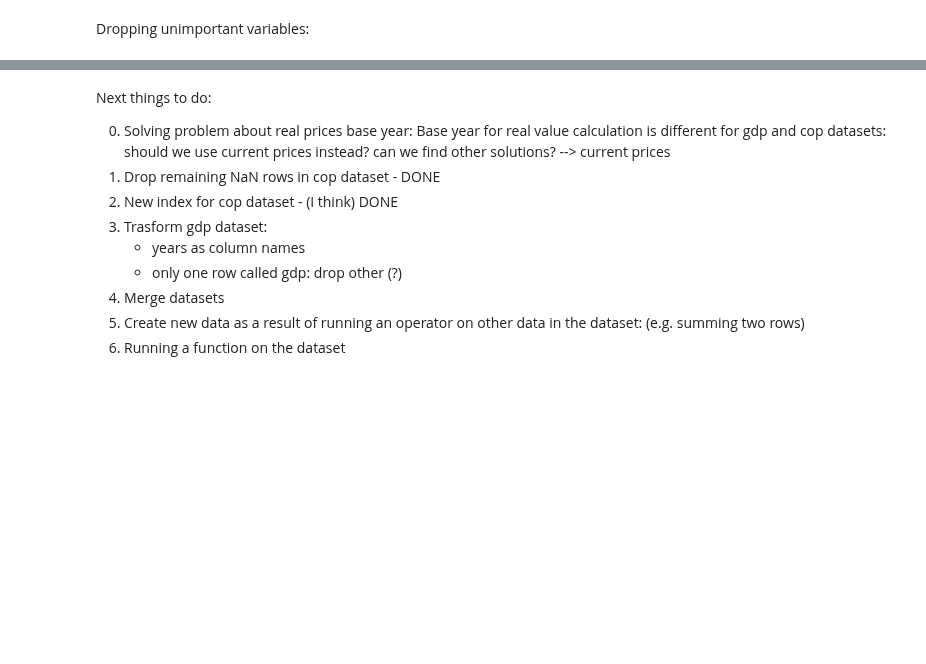
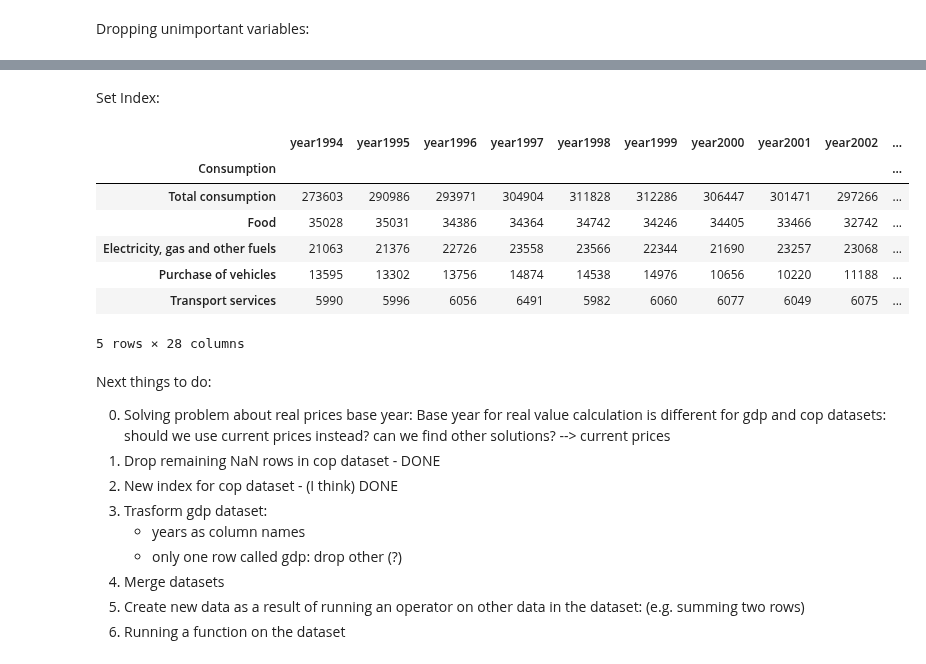
Before and after one commit to NumEconCopenhagen/projects-2023-EFS, a Jupyter notebook: dataproject/St_data_p.ipynb, the cells around one changed output, grey strips where cells are left out. Saved outputs shown, nothing was run; the diff lists cells and outputs as text; code cells hidden in the pictures; blank space fills up the shorter version.

```diff
--- a/dataproject/St_data_p.ipynb
+++ b/dataproject/St_data_p.ipynb
@@ -201,3 +275,17 @@ cop.head(10)
+# %% [markdown]
+Set Index:
+# %%
+cop = cop.set_index('Consumption')
+cop.head()
+# %% [output]
+|  | year1994 | year1995 | year1996 | year1997 | year1998 | year1999 | year2000 | year2001 | year2002 | ... |
+| Consumption |  |  |  |  |  |  |  |  |  | ... |
+| Total consumption | 273603 | 290986 | 293971 | 304904 | 311828 | 312286 | 306447 | 301471 | 297266 | ... |
+| Food | 35028 | 35031 | 34386 | 34364 | 34742 | 34246 | 34405 | 33466 | 32742 | ... |
+| Electricity, gas and other fuels | 21063 | 21376 | 22726 | 23558 | 23566 | 22344 | 21690 | 23257 | 23068 | ... |
+| Purchase of vehicles | 13595 | 13302 | 13756 | 14874 | 14538 | 14976 | 10656 | 10220 | 11188 | ... |
+| Transport services | 5990 | 5996 | 6056 | 6491 | 5982 | 6060 | 6077 | 6049 | 6075 | ... |
+5 rows × 28 columns
 # %% [markdown]
 Next things to do:
 
```
Also changed, not shown: parts of 21 cells of this notebook.
